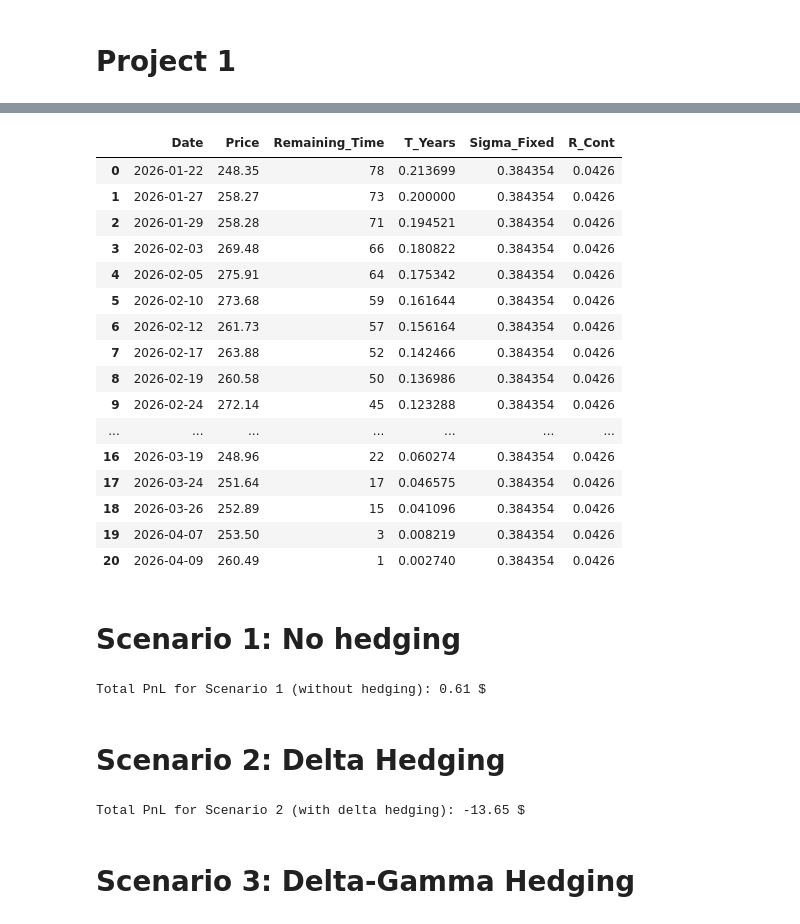
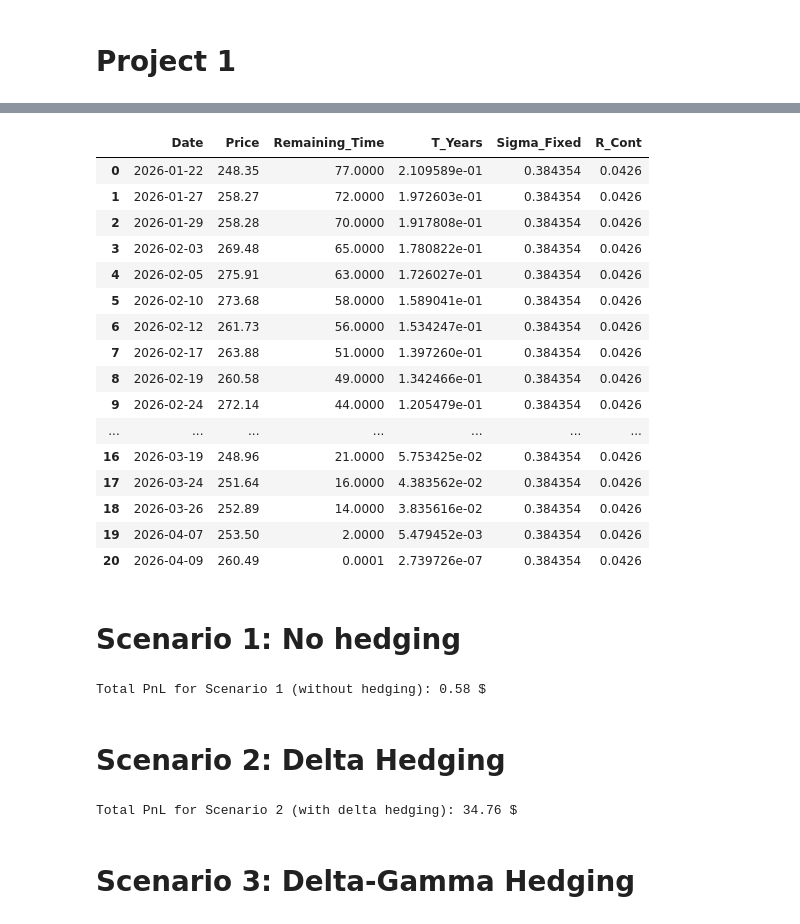
Before and after one commit to AnaSofiaHinojosa/GreekHedging, a Jupyter notebook: proyecto.ipynb, the cells around one changed output, grey strips where cells are left out. Drawn from its saved outputs; the diff is of its cells as text; code cells hidden in the pictures.

```diff
--- a/proyecto.ipynb
+++ b/proyecto.ipynb
@@ -48,31 +49,32 @@ strikes = df_filtered['Strike'].tolist()
 last_prices = df_filtered['Last Price'].tolist()
 prices_df = pd.read_excel('Datos AAPL proyecto cuanti.xlsx', sheet_name='Hoja3')
 # %%
-prices_df['Remaining_Time'] = (pd.Timestamp('2026-04-10') - prices_df['Date']).dt.days
+prices_df['Remaining_Time'] = (pd.Timestamp('2026-04-09') - prices_df['Date']).dt.days
+prices_df['Remaining_Time'] = prices_df['Remaining_Time'].replace(0, 0.0001)
 prices_df['T_Years'] = prices_df['Remaining_Time'] / 365
 sigma = prices_df['Price'].pct_change().std() * (252 ** 0.5)
 prices_df['Sigma_Fixed'] = sigma
 prices_df['R_Cont'] = 0.0426
 last_price = prices_df['Price'].iloc[-1]
 prices_df
 # %% [output]
 |  | Date | Price | Remaining_Time | T_Years | Sigma_Fixed | R_Cont |
-| 0 | 2026-01-22 | 248.35 | 78 | 0.213699 | 0.384354 | 0.0426 |
-| 1 | 2026-01-27 | 258.27 | 73 | 0.200000 | 0.384354 | 0.0426 |
-| 2 | 2026-01-29 | 258.28 | 71 | 0.194521 | 0.384354 | 0.0426 |
-| 3 | 2026-02-03 | 269.48 | 66 | 0.180822 | 0.384354 | 0.0426 |
-| 4 | 2026-02-05 | 275.91 | 64 | 0.175342 | 0.384354 | 0.0426 |
-| 5 | 2026-02-10 | 273.68 | 59 | 0.161644 | 0.384354 | 0.0426 |
-| 6 | 2026-02-12 | 261.73 | 57 | 0.156164 | 0.384354 | 0.0426 |
-| 7 | 2026-02-17 | 263.88 | 52 | 0.142466 | 0.384354 | 0.0426 |
-| 8 | 2026-02-19 | 260.58 | 50 | 0.136986 | 0.384354 | 0.0426 |
-| 9 | 2026-02-24 | 272.14 | 45 | 0.123288 | 0.384354 | 0.0426 |
+| 0 | 2026-01-22 | 248.35 | 77.0000 | 2.109589e-01 | 0.384354 | 0.0426 |
+| 1 | 2026-01-27 | 258.27 | 72.0000 | 1.972603e-01 | 0.384354 | 0.0426 |
+| 2 | 2026-01-29 | 258.28 | 70.0000 | 1.917808e-01 | 0.384354 | 0.0426 |
+| 3 | 2026-02-03 | 269.48 | 65.0000 | 1.780822e-01 | 0.384354 | 0.0426 |
+| 4 | 2026-02-05 | 275.91 | 63.0000 | 1.726027e-01 | 0.384354 | 0.0426 |
+| 5 | 2026-02-10 | 273.68 | 58.0000 | 1.589041e-01 | 0.384354 | 0.0426 |
+| 6 | 2026-02-12 | 261.73 | 56.0000 | 1.534247e-01 | 0.384354 | 0.0426 |
+| 7 | 2026-02-17 | 263.88 | 51.0000 | 1.397260e-01 | 0.384354 | 0.0426 |
+| 8 | 2026-02-19 | 260.58 | 49.0000 | 1.342466e-01 | 0.384354 | 0.0426 |
+| 9 | 2026-02-24 | 272.14 | 44.0000 | 1.205479e-01 | 0.384354 | 0.0426 |
 | ... | ... | ... | ... | ... | ... | ... |
-| 16 | 2026-03-19 | 248.96 | 22 | 0.060274 | 0.384354 | 0.0426 |
-| 17 | 2026-03-24 | 251.64 | 17 | 0.046575 | 0.384354 | 0.0426 |
-| 18 | 2026-03-26 | 252.89 | 15 | 0.041096 | 0.384354 | 0.0426 |
-| 19 | 2026-04-07 | 253.50 | 3 | 0.008219 | 0.384354 | 0.0426 |
-| 20 | 2026-04-09 | 260.49 | 1 | 0.002740 | 0.384354 | 0.0426 |
+| 16 | 2026-03-19 | 248.96 | 21.0000 | 5.753425e-02 | 0.384354 | 0.0426 |
+| 17 | 2026-03-24 | 251.64 | 16.0000 | 4.383562e-02 | 0.384354 | 0.0426 |
+| 18 | 2026-03-26 | 252.89 | 14.0000 | 3.835616e-02 | 0.384354 | 0.0426 |
+| 19 | 2026-04-07 | 253.50 | 2.0000 | 5.479452e-03 | 0.384354 | 0.0426 |
+| 20 | 2026-04-09 | 260.49 | 0.0001 | 2.739726e-07 | 0.384354 | 0.0426 |
 # %% [markdown]
 # Scenario 1: No hedging
 # %%
@@ -92,7 +94,7 @@ sell = sum([strike * exercised for strike, exercised in zip(strikes, option_exce
 total_scenario_1 = - buy + sell + total_premiums
 print(f"Total PnL for Scenario 1 (without hedging): {total_scenario_1:.2f} $")
 # %% [output]
-Total PnL for Scenario 1 (without hedging): 0.61 $
+Total PnL for Scenario 1 (without hedging): 0.58 $
 # %% [markdown]
 # Scenario 2: Delta Hedging
 # %%
@@ -121,7 +123,7 @@ sell = sum([strike * exercised for strike, exercised in zip(strikes, option_exce
 total_scenario_2 = - buy + sell + total_premiums
 print(f"Total PnL for Scenario 2 (with delta hedging): {total_scenario_2:.2f} $")
 # %% [output]
-Total PnL for Scenario 2 (with delta hedging): -13.65 $
+Total PnL for Scenario 2 (with delta hedging): 34.76 $
 # %% [markdown]
 # Scenario 3: Delta-Gamma Hedging
 # %%
```
Also changed, not shown: parts of 10 cells of this notebook.
